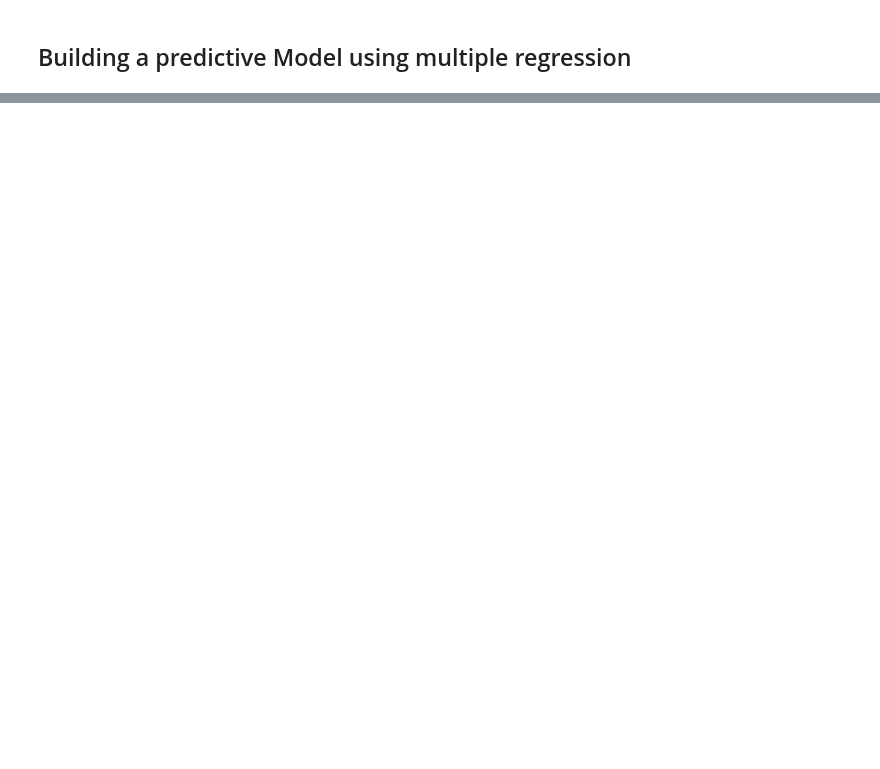
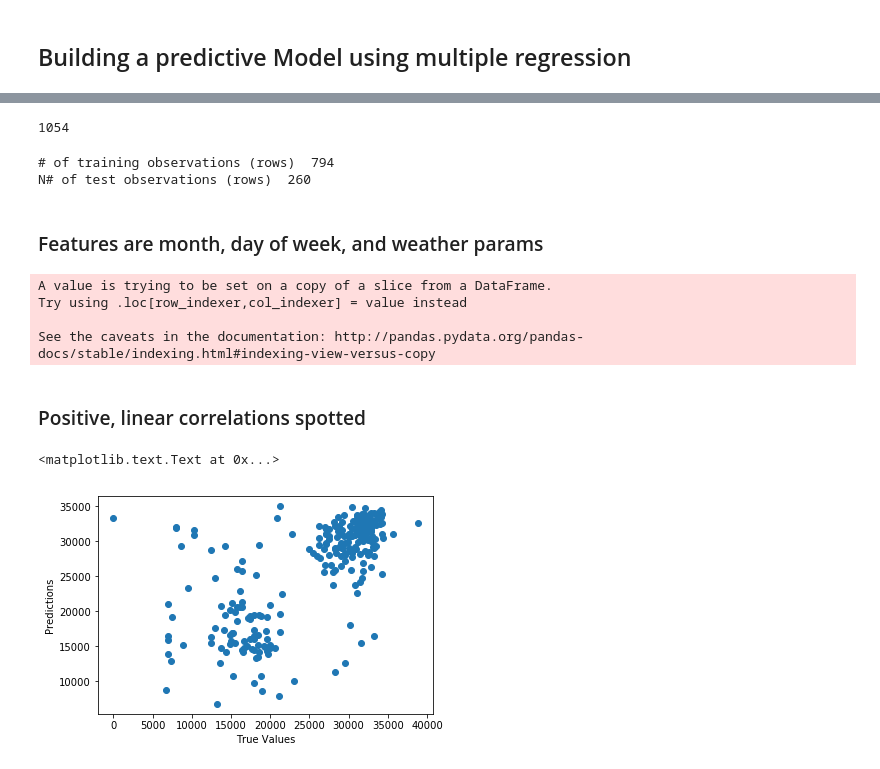
Before and after one commit to kylegilde/data602-finalproject, a Jupyter notebook: MTA_weather.ipynb, the cells around one changed output, grey strips where cells are left out. Saved outputs shown, nothing was run; the diff lists cells and outputs as text; code cells hidden in the pictures; blank space fills up the shorter version.

```diff
--- a/MTA_weather.ipynb
+++ b/MTA_weather.ipynb
@@ -565,0 +670,39 @@ OLS Regression Results
+# %%
+astor_frame = all_data.loc[all_data['Station']=='ASTOR PL']
+astor_frame = pd.DataFrame(astor_frame)
+len(astor_frame)
+# %% [output]
+1054
+# %%
+from sklearn.ensemble import RandomForestClassifier
+#Build training and testing sets
+astor_frame['is_train'] = np.random.uniform(0, 1, len(astor_frame)) <= .75
+train, test = astor_frame[astor_frame['is_train']==True], astor_frame[astor_frame['is_train']==False]
+print('# of training observations (rows) ', len(train))
+print('N# of test observations (rows) ',len(test))
+# %% [output]
+# of training observations (rows)  794
+N# of test observations (rows)  260
+# %% [markdown]
+### Features are month, day of week, and weather params
+# %%
+features = ['Month', 'Is Weekday','Max Temperature (C)', 'Precipitation (mm)', 'Snow Depth (mm)']
+y = train['Total Traffic']
+clf = RandomForestClassifier(n_jobs=2, random_state=0)
+clf.fit(train[features], y)
+# %%
+test['Predictions'] = clf.predict(test[features])
+# %% [output]
+A value is trying to be set on a copy of a slice from a DataFrame.
+Try using .loc[row_indexer,col_indexer] = value instead
+
+See the caveats in the documentation: http://pandas.pydata.org/pandas-docs/stable/indexing.html#indexing-view-versus-copy
+# %% [markdown]
+### Positive, linear correlations spotted
+# %%
+plt.scatter(test['Total Traffic'], test['Predictions'])
+plt.xlabel('True Values')
+plt.ylabel('Predictions')
+# %% [output]
+<matplotlib.text.Text at 0x...>
+[figure, added]
```
Also changed, not shown: parts of 36 cells of this notebook.
